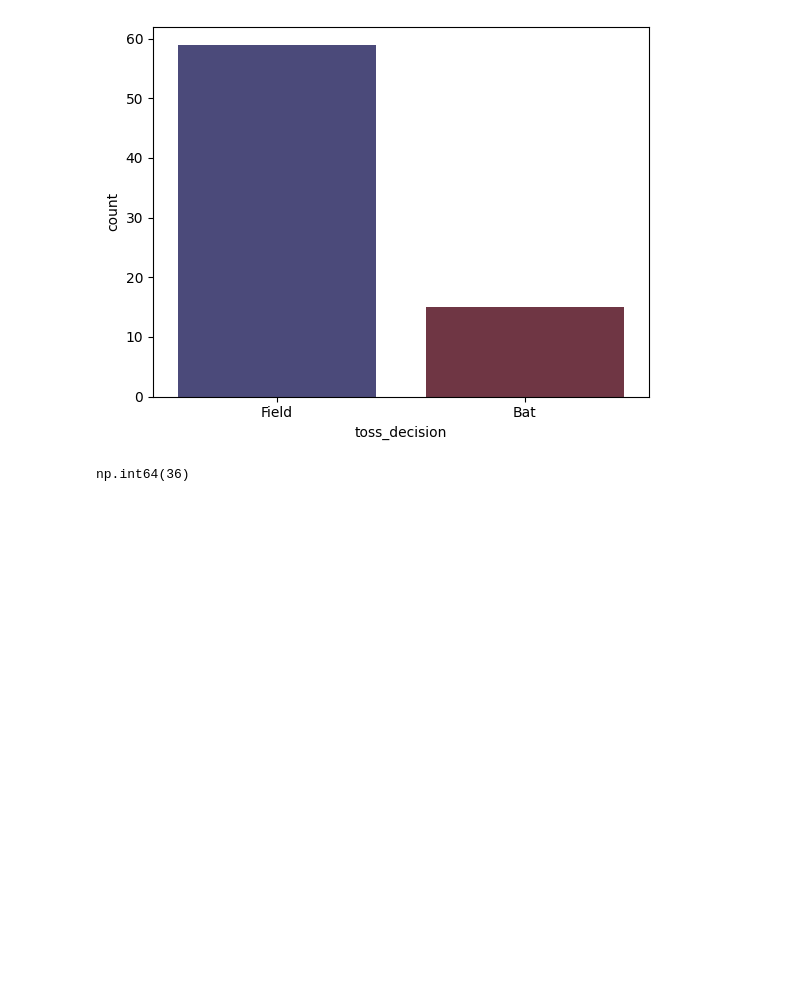
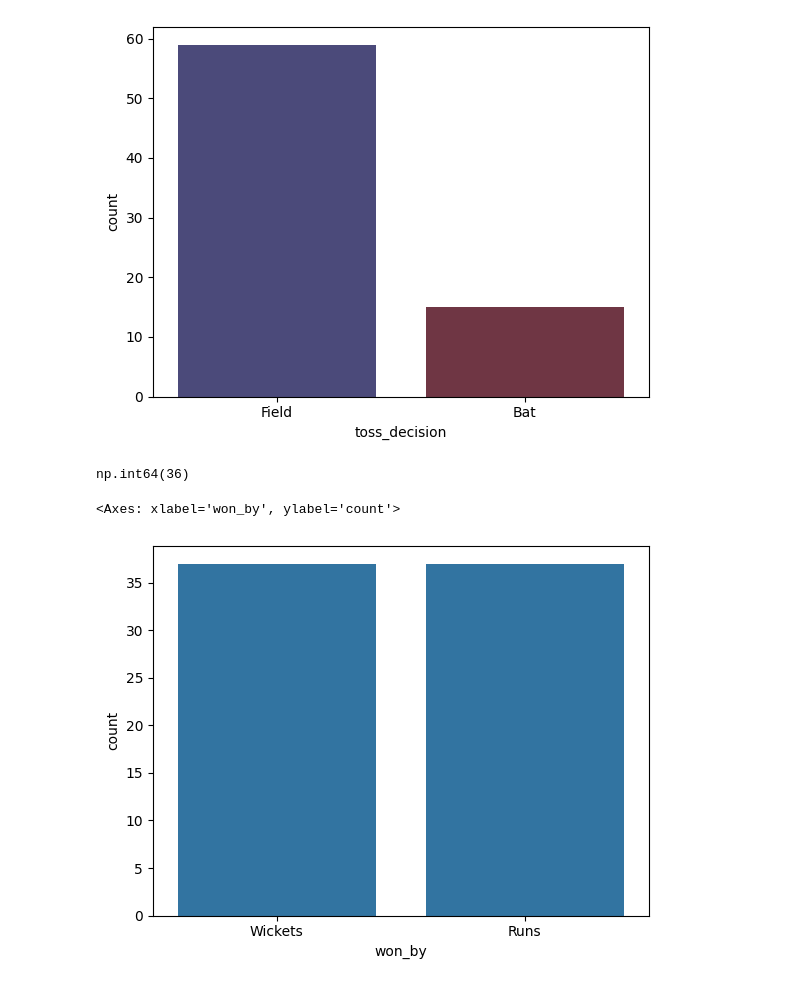
Before and after one commit to rahulchawla77/ML-JOURNEY, a Jupyter notebook: Ipl project learning.ipynb, the cells around one changed output. Drawn from its saved outputs; the diff is of its cells as text; code cells hidden in the pictures; blank space fills up the shorter version.

```diff
--- a/Ipl project learning.ipynb
+++ b/Ipl project learning.ipynb
@@ -76,3 +76,8 @@ Passing `palette` without assigning `hue` is deprecated and will be removed in v
 df[df['toss_winner']==df['match_winner']]['match_id'].count()
 # %% [output]
 np.int64(36)
+# %%
+sns.countplot(x=df['won_by'])
+# %% [output]
+<Axes: xlabel='won_by', ylabel='count'>
+[figure, added]
```
Also changed, not shown: parts of 4 cells of this notebook.
